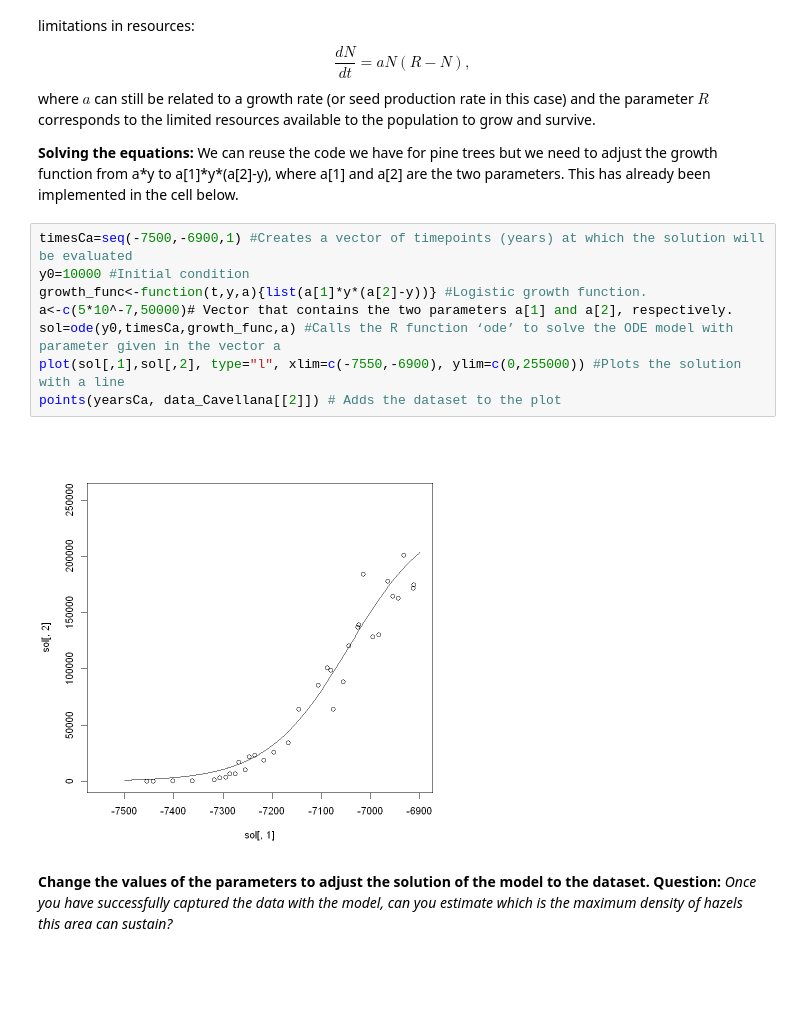
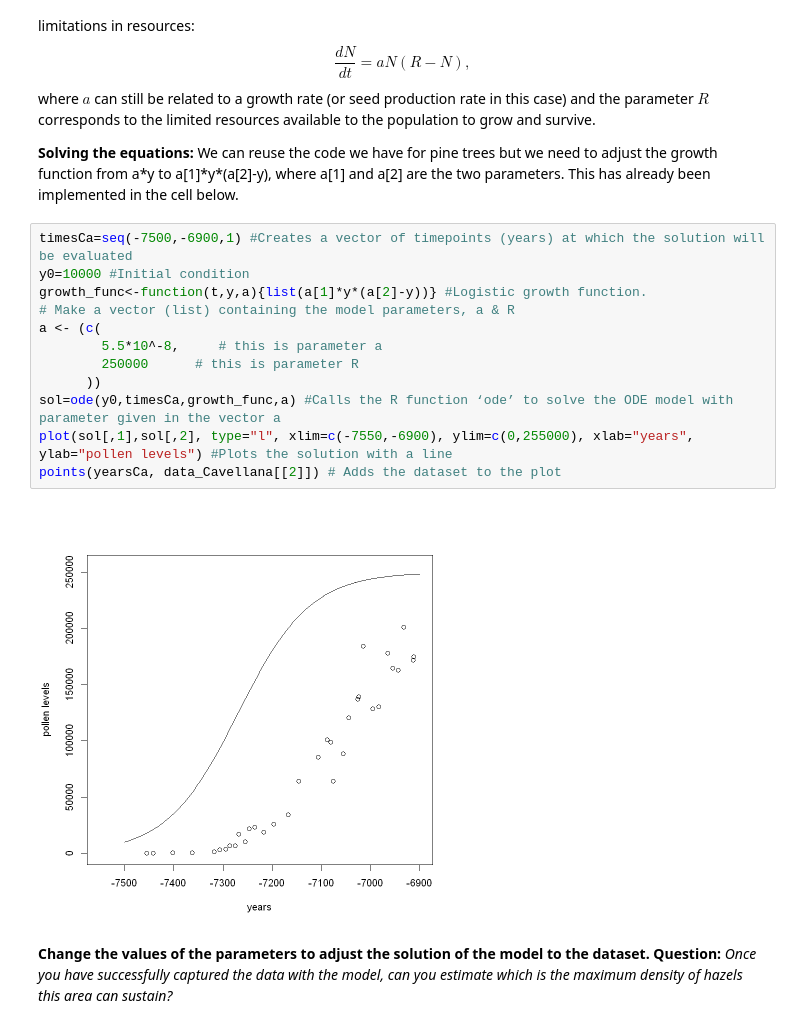
Before and after one commit to AMovillaMiangolarra/Seminars, a Jupyter notebook: Seminar1511.ipynb, the cells around one changed output. Cells and saved outputs as stored; diff of their text form; blank space fills up the shorter version.

```diff
--- a/Seminar1511.ipynb
+++ b/Seminar1511.ipynb
@@ -89,13 +87,17 @@ We can reuse the code we have for pine trees but we need to adjust the growth fu
 # %%
 timesCa=seq(-7500,-6900,1) #Creates a vector of timepoints (years) at which the solution will be evaluated
 y0=10000 #Initial condition
 growth_func<-function(t,y,a){list(a[1]*y*(a[2]-y))} #Logistic growth function.
-a<-c(5*10^-7,50000)# Vector that contains the two parameters a[1] and a[2], respectively.
+# Make a vector (list) containing the model parameters, a & R
+a <- (c(
+        5.5*10^-8,     # this is parameter a
+        250000      # this is parameter R
+      ))
 sol=ode(y0,timesCa,growth_func,a) #Calls the R function ‘ode’ to solve the ODE model with parameter given in the vector a
-plot(sol[,1],sol[,2], type="l", xlim=c(-7550,-6900), ylim=c(0,255000)) #Plots the solution with a line
+plot(sol[,1],sol[,2], type="l", xlim=c(-7550,-6900), ylim=c(0,255000), xlab="years", ylab="pollen levels") #Plots the solution with a line
 points(yearsCa, data_Cavellana[[2]]) # Adds the dataset to the plot
 # %% [output]
-[figure, old version]
+[figure, new version]
 # %% [markdown]
 **Change the values of the parameters to adjust the solution of the model to the dataset.** **Question:** *Once you have successfully captured the data with the model, can you estimate which is the maximum density of hazels this area can sustain?*
 # %% [markdown]
```
Also changed, not shown: parts of 7 cells of this notebook.
